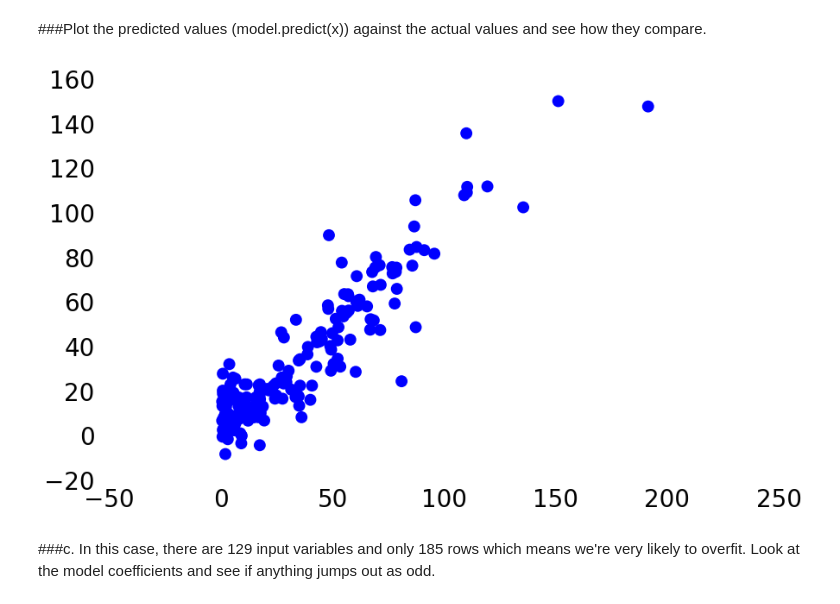
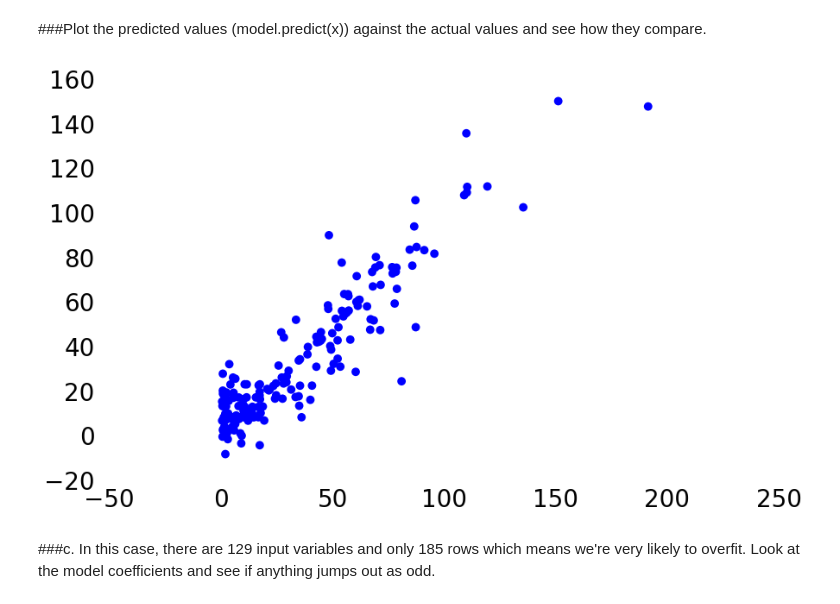
Before and after one commit to kaka0525/Process-Bike-Share-data-with-Pandas, a Jupyter notebook: bike_scikit.ipynb, the cells around one changed output. Saved outputs shown, nothing was run; the diff lists cells and outputs as text; code cells hidden in the pictures.

```diff
--- a/bike_scikit.ipynb
+++ b/bike_scikit.ipynb
@@ -53,5 +44,3 @@ mean = weather.groupby('season_desc')['temp'].mean()
 count = usage['station_start'].value_counts()
 # %%
 average_rental_df = DataFrame({ 'average_rental' : count / 365})
-# %%
-average_rental_df = DataFrame({ 'station' : stations['station']}, { 'average_rental' : count / 365})
@@ -59,8 +69,6 @@ average_rental_df = DataFrame({ 'station' : stations['station']}, { 'average_ren
 ###a. Our stations data has a huge number of quantitative attributes: fast_food, parking, restaurant, etc... Some of them are encoded as 0 or 1 (for absence or presence), others represent counts. To start with, run a simple linear regression where the input (x) variables are all the various station attributes and the output (y) variable is the average number of rentals per day.
 # %%
 from sklearn import linear_model
-# %%
-average_rental_df = DataFrame({ 'average_rental' : count / 365})
 # %%
 indexed_avg_df = DataFrame(average_rental_df.index, columns=['station'])
 # %%
@@ -80,10 +88,10 @@ LinearRegression(copy_X=True, fit_intercept=True, n_jobs=1, normalize=False)
 # %% [markdown]
 ###Plot the predicted values (model.predict(x)) against the actual values and see how they compare.
 # %%
-plt.scatter(y, linear_reg.predict(x), s=100)
+plt.scatter(y, linear_reg.predict(x), s=50)
 plt.show()
 # %% [output]
-[figure, old version]
+[figure, new version]
 # %% [markdown]
 ###c. In this case, there are 129 input variables and only 185 rows which means we're very likely to overfit. Look at the model coefficients and see if anything jumps out as odd.
 # %%
```
Also changed, not shown: parts of 38 cells of this notebook.
